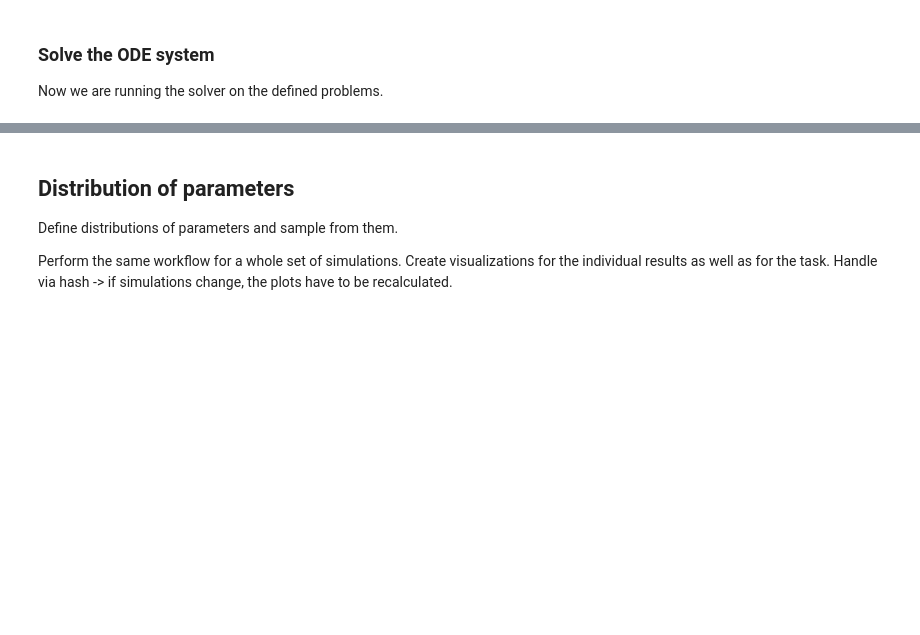
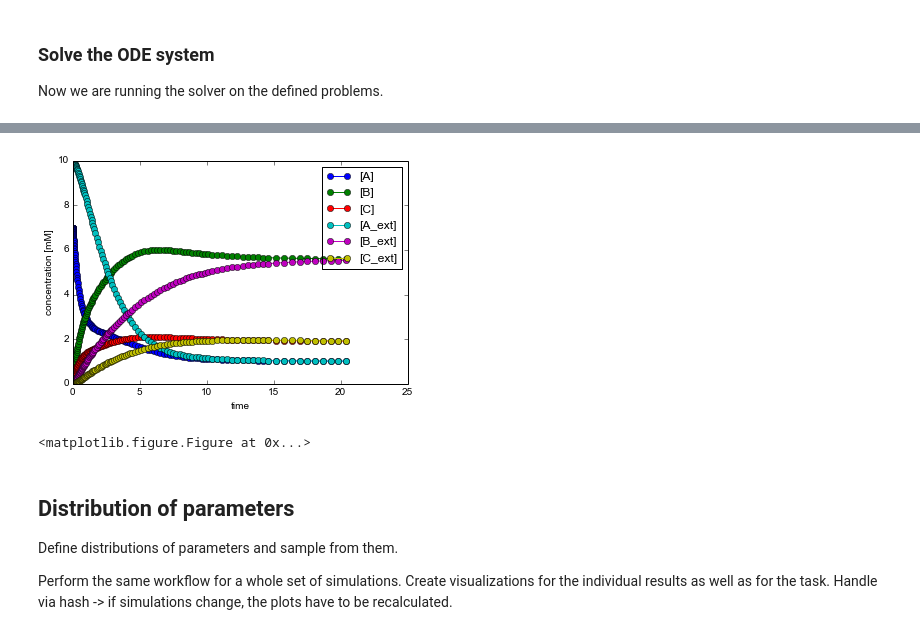
Before and after one commit to jingyayeah/multiscale-galactose, a Jupyter notebook: python/simulator/odesim/examples/02_demo_django.ipynb, the cells around one changed output, grey strips where cells are left out. Cells and saved outputs as stored; diff of their text form; code cells hidden in the pictures; blank space fills up the shorter version.

Commit message:
Plot from HDF5 generated and added to results

```diff
--- a/python/simulator/odesim/examples/02_demo_django.ipynb
+++ b/python/simulator/odesim/examples/02_demo_django.ipynb
@@ -247,6 +247,6 @@ create_simulation_directory_for_task(task=task)
 print('* Start integration *')
 print('Simulation: ', simulations)
 
-solve_ode.solve_roadrunner(simulations)
+solve.run_simulations(simulations, task)
 # %% [output]
 * Start integration *
@@ -282,0 +276,12 @@ r1.f
+# %%
+# Load the HDF5 file
+from odesim.simulate import solve_io
+reload(solve_io)
+data, header = solve_io.load_hdf5(h5_filepath)
+# %%
+# Visualize the results
+from pandas import DataFrame
+df = DataFrame(data, columns=header)
+print df.head()
+print len(df)
+# TODO: fix bug - var steps not used
@@ -282,0 +303,18 @@ r1.f
+# %%
+import matplotlib.pylab as plt
+time = df['time']
+for k in xrange(1, len(df.columns)):
+    name = df.columns[k]
+    plt.plot(df['time'], df[name], '-o', label=name)
+plt.legend()
+plt.xlabel('time')
+plt.ylabel('concentration [mM]')
+savepath = '/home/mkoenig/multiscale-galactose-results/django/result/T43/Koenig_demo_v02_S350_roadrunner.png'
+plt.savefig(savepath)
+# %% [output]
+[figure, added]
+# %%
+# create a plotfile
+simulations[0]
+# %% [output]
+<matplotlib.figure.Figure at 0x...>
```
Also changed, not shown: parts of 14 cells of this notebook, 4 other files.
